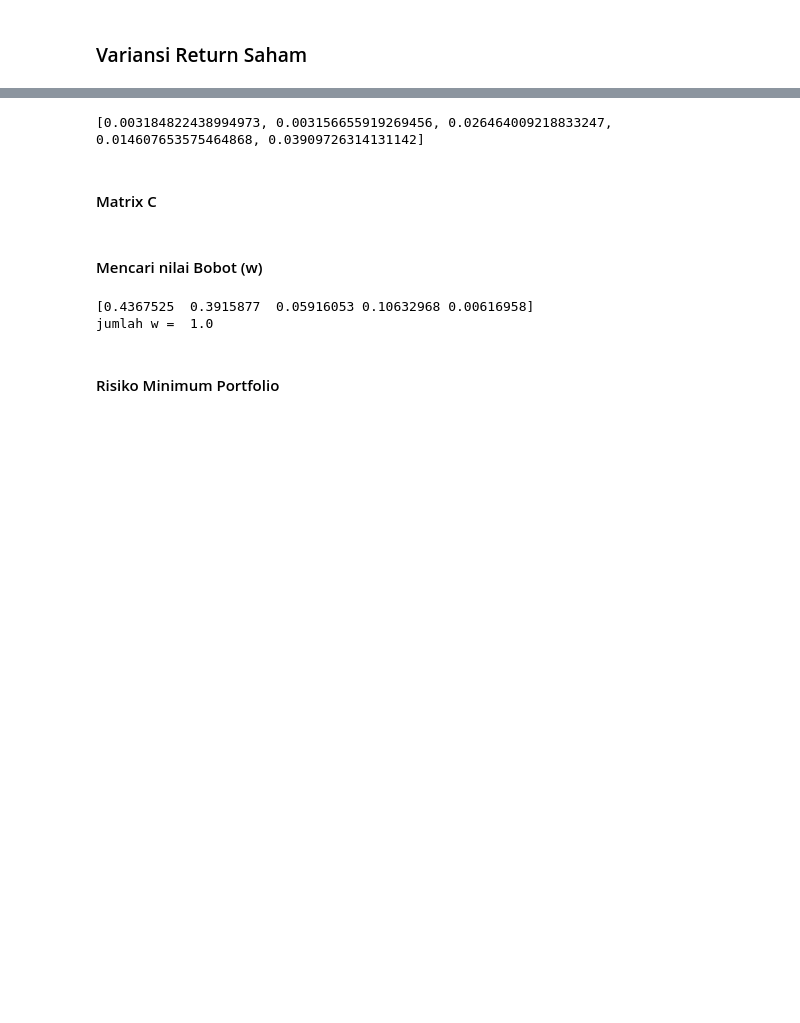
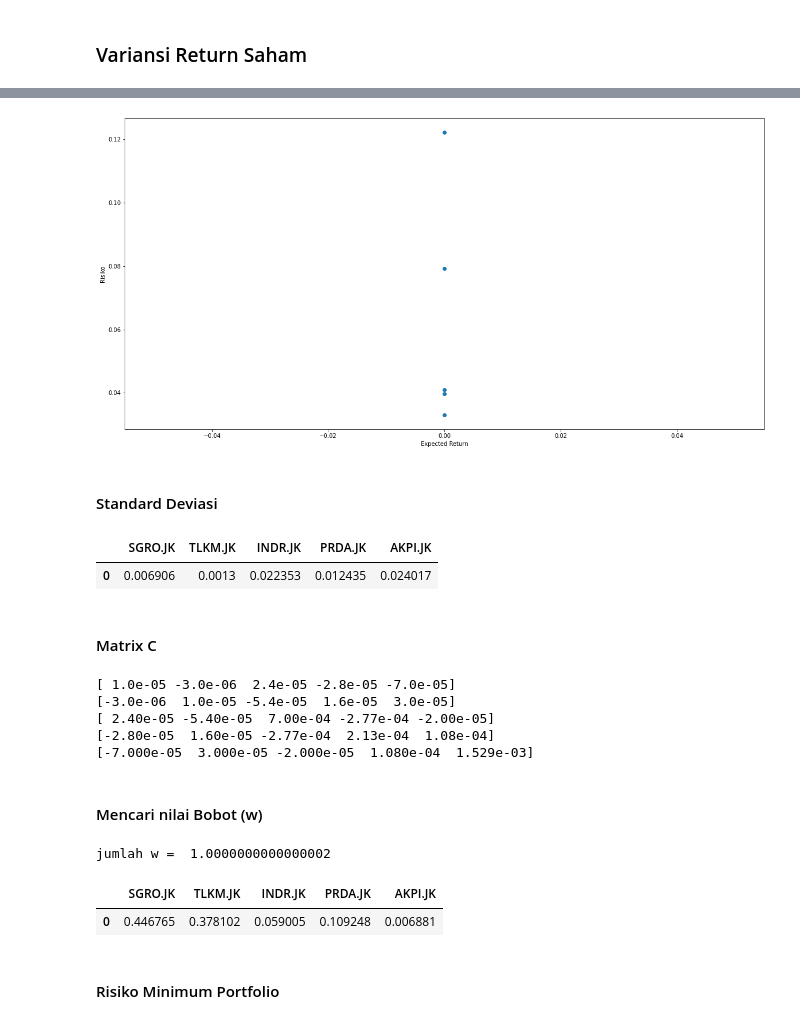
Before and after one commit to relfarizi/Portfolio-Saham, a Jupyter notebook: Portfolio_Saham.ipynb, the cells around one changed output, grey strips where cells are left out. Saved outputs shown, nothing was run; the diff lists cells and outputs as text; code cells hidden in the pictures; blank space fills up the shorter version.

```diff
--- a/Portfolio_Saham.ipynb
+++ b/Portfolio_Saham.ipynb
@@ -182,3 +195,20 @@ var = function_var(dataset).iloc[0,:].values
+# %%
+import matplotlib.pyplot as plt
+
+y = m
+x = var
+
+plt.figure(figsize=(20,10))
+#plt.plot(x,y)
+plt.scatter(x,y)
+plt.xlabel("Expected Return")
+plt.ylabel("Risiko")
+plt.show()
+# %% [output]
+[figure, added]
+# %% [markdown]
+
+#### Standard Deviasi
 # %%
 import numpy as np
 
@@ -191,9 +221,12 @@ def function_std_dev(var):
   return std_dev
 
 std_dev = function_std_dev(var)
-print(std_dev)
+df_std_dev=pd.DataFrame([std_dev])
+df_std_dev.columns = kode_saham
+df_std_dev
 # %% [output]
-[0.003184822438994973, 0.003156655919269456, 0.026464009218833247, 0.014607653575464868, 0.03909726314131142]
+|  | SGRO.JK | TLKM.JK | INDR.JK | PRDA.JK | AKPI.JK |
+| 0 | 0.006906 | 0.0013 | 0.022353 | 0.012435 | 0.024017 |
 # %% [markdown]
 #### Matrix C
 # %%
@@ -202,10 +235,18 @@ def Matrix_C(std_dev=std_dev,rho=rho) :
   C = (np.zeros((n,n)))
   for i in range(n):
     for j in range(n) :
-      C[i][j] = std_dev[i]*rho[i][j]*std_dev[j]
+      C[i][j] = round(std_dev[i]*rho[i][j]*std_dev[j],6)
   return C
 
 C = (Matrix_C())
+for x in C :
+  print(x)
+# %% [output]
+[ 1.0e-05 -3.0e-06  2.4e-05 -2.8e-05 -7.0e-05]
+[-3.0e-06  1.0e-05 -5.4e-05  1.6e-05  3.0e-05]
+[ 2.40e-05 -5.40e-05  7.00e-04 -2.77e-04 -2.00e-05]
+[-2.80e-05  1.60e-05 -2.77e-04  2.13e-04  1.08e-04]
+[-7.000e-05  3.000e-05 -2.000e-05  1.080e-04  1.529e-03]
 # %% [markdown]
 #### Mencari nilai Bobot (w)
 # %%
@@ -219,14 +260,19 @@ uT = np.transpose(u)
 CInv = inv(C)
 
 w = np.dot(u,CInv)/(u.dot(CInv).dot(uT))
-print(w)
+#print(w)
 
 wT = np.transpose(w)
 x = np.dot(u,wT)
 print("jumlah w = ",x)
+
+df_w = pd.DataFrame([w])
+df_w.columns = kode_saham
+df_w
 # %% [output]
-[0.4367525  0.3915877  0.05916053 0.10632968 0.00616958]
-jumlah w =  1.0
+jumlah w =  1.0000000000000002
+|  | SGRO.JK | TLKM.JK | INDR.JK | PRDA.JK | AKPI.JK |
+| 0 | 0.446765 | 0.378102 | 0.059005 | 0.109248 | 0.006881 |
 # %% [markdown]
 #### Risiko Minimum Portfolio
 # %%
```
Also changed, not shown: parts of 19 cells of this notebook.
